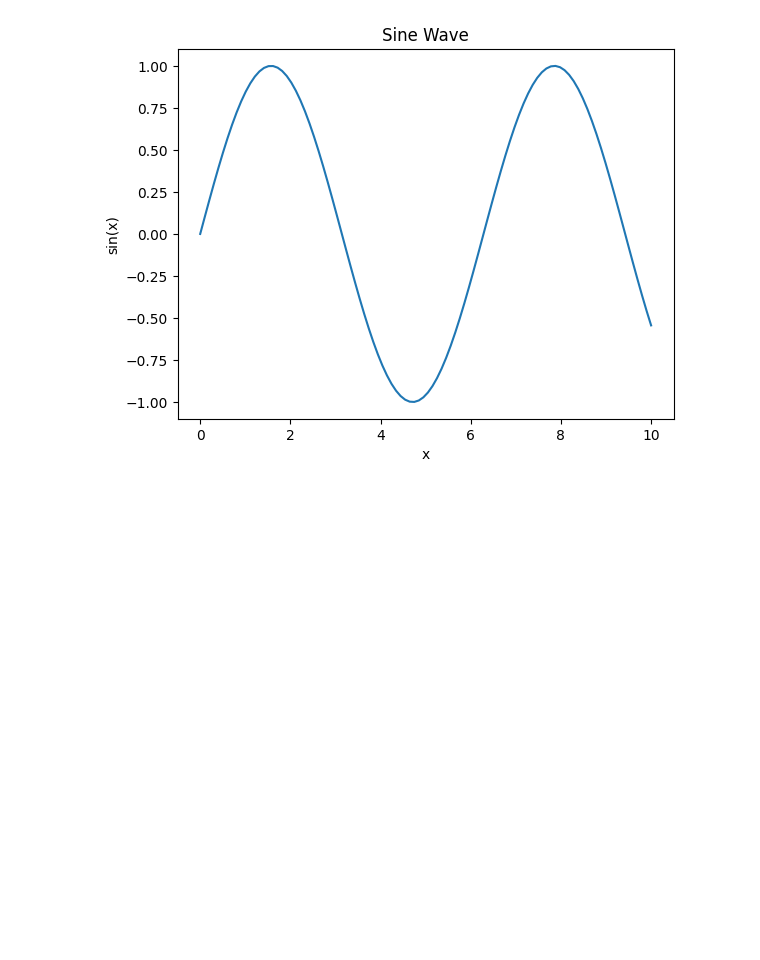
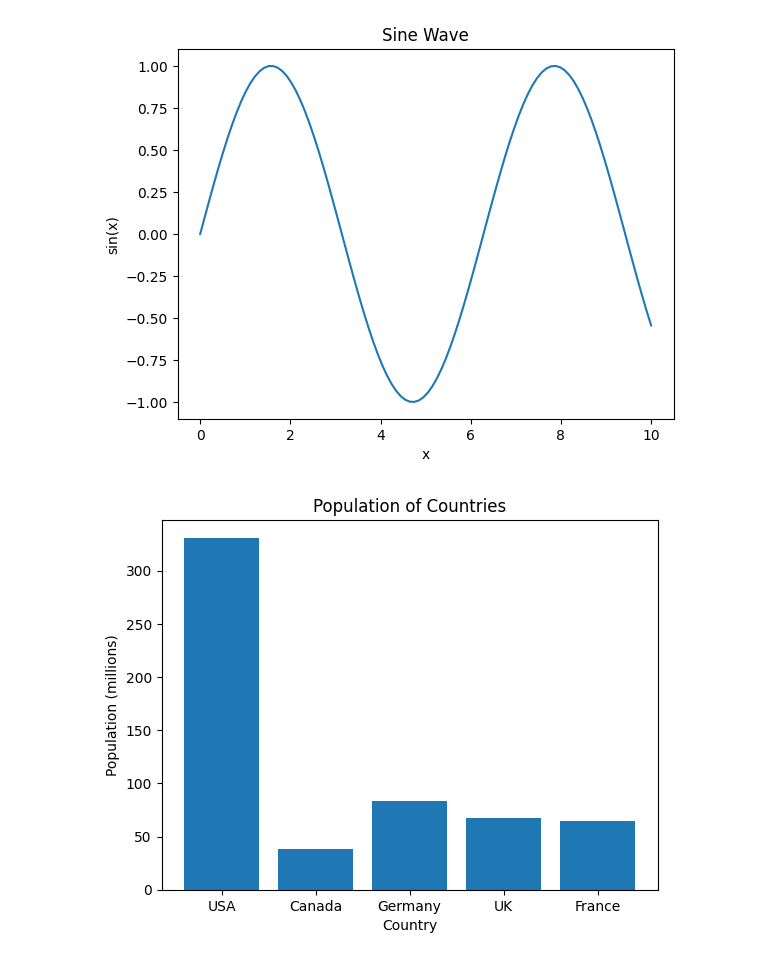
Before and after one commit to MohdSiddiq12/Python-exercise, a Jupyter notebook: day10/advanced.ipynb, the cells around one changed output. Saved outputs shown, nothing was run; the diff lists cells and outputs as text; code cells hidden in the pictures; blank space fills up the shorter version.

```diff
--- a/day10/advanced.ipynb
+++ b/day10/advanced.ipynb
@@ -26,3 +26,14 @@ plt.ylabel('sin(x)')
 plt.show()
 # %% [output]
 [figure]
+# %%
+countries = ['USA', 'Canada', 'Germany', 'UK', 'France']
+population = [331, 38, 83, 67, 65]  # in millions
+
+plt.bar(countries, population)
+plt.title('Population of Countries')
+plt.xlabel('Country')
+plt.ylabel('Population (millions)')
+plt.show()
+# %% [output]
+[figure, added]
```
